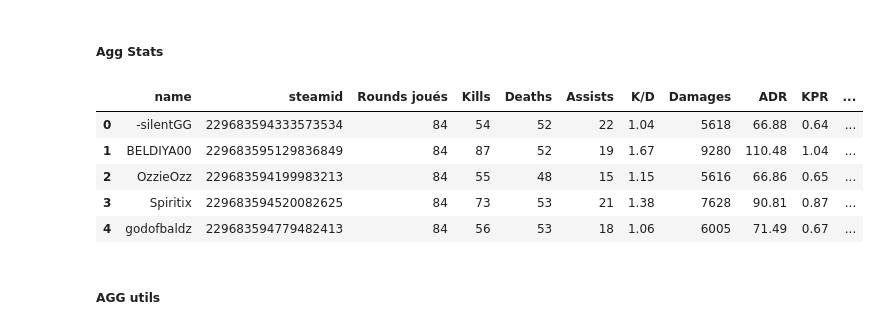
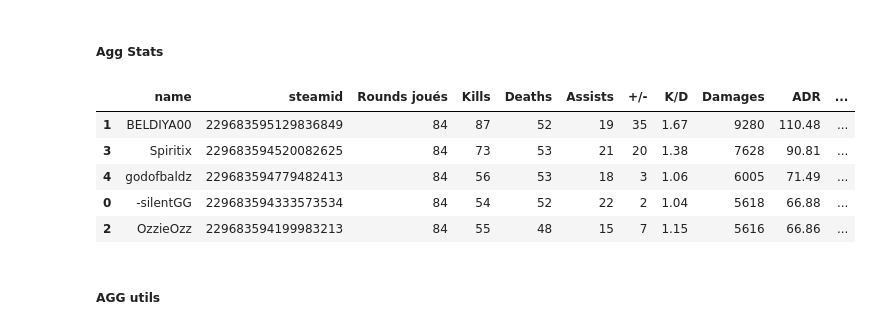
Before and after one commit to Armeldt/CS2-ESEA-season-stats-aggregator, a Jupyter notebook: Projet_cs2_multiple_match.ipynb, the cells around one changed output. Drawn from its saved outputs; the diff is of its cells as text; code cells hidden in the pictures.

```diff
--- a/Projet_cs2_multiple_match.ipynb
+++ b/Projet_cs2_multiple_match.ipynb
@@ -198,22 +198,23 @@ all_players_stats_grouped['ADR'] = round(all_players_stats_grouped['damage_total
 all_players_stats_grouped['HS %'] = round((all_players_stats_grouped['headshot_kills_total'] / all_players_stats_grouped['kills_total'])*100,2)
 all_players_stats_grouped['KPR'] = round((all_players_stats_grouped['kills_total'] / all_players_stats_grouped['total_rounds_played']), 2)
 all_players_stats_grouped['K/D'] = round((all_players_stats_grouped['kills_total'] / all_players_stats_grouped['deaths_total']),2)
+all_players_stats_grouped['+/-'] = round((all_players_stats_grouped['kills_total'] - all_players_stats_grouped['deaths_total']),2)
 all_players_stats_grouped = all_players_stats_grouped.rename(columns={"total_rounds_played":"Rounds joués","headshot_kills_total":"HS","kills_total":"Kills","assists_total":"Assists","deaths_total":"Deaths","3k_rounds_total":'3K', "4k_rounds_total":'4K', "ace_rounds_total":'5K',"damage_total":"Damages","utility_damage_total":"Utility Damages","enemies_flashed_total":"Flashed Ennemies"})
 all_players_stats_grouped = all_players_stats_grouped.drop(columns={"tick","alive_time_total"})
 nouvel_ordre_colonnes = [
-                'name', 'steamid', 'Rounds joués', 'Kills', 'Deaths', 'Assists',
+                'name', 'steamid', 'Rounds joués', 'Kills', 'Deaths', 'Assists', '+/-',
                 'K/D', 'Damages', 'ADR', 'KPR', 'HS', 'HS %', '5K', '4K', '3K', 'mvps'
             ]
 all_players_stats_grouped = all_players_stats_grouped[nouvel_ordre_colonnes]
-# %%
-all_players_stats_grouped
-# %% [output]
-|  | name | steamid | Rounds joués | Kills | Deaths | Assists | K/D | Damages | ADR | KPR | ... |
-| 0 | -silentGG | 229683594333573534 | 84 | 54 | 52 | 22 | 1.04 | 5618 | 66.88 | 0.64 | ... |
-| 1 | BELDIYA00 | 229683595129836849 | 84 | 87 | 52 | 19 | 1.67 | 9280 | 110.48 | 1.04 | ... |
-| 2 | OzzieOzz | 229683594199983213 | 84 | 55 | 48 | 15 | 1.15 | 5616 | 66.86 | 0.65 | ... |
-| 3 | Spiritix | 229683594520082625 | 84 | 73 | 53 | 21 | 1.38 | 7628 | 90.81 | 0.87 | ... |
-| 4 | godofbaldz | 229683594779482413 | 84 | 56 | 53 | 18 | 1.06 | 6005 | 71.49 | 0.67 | ... |
+# %%
+all_players_stats_grouped.sort_values(by='ADR',ascending=False)
+# %% [output]
+|  | name | steamid | Rounds joués | Kills | Deaths | Assists | +/- | K/D | Damages | ADR | ... |
+| 1 | BELDIYA00 | 229683595129836849 | 84 | 87 | 52 | 19 | 35 | 1.67 | 9280 | 110.48 | ... |
+| 3 | Spiritix | 229683594520082625 | 84 | 73 | 53 | 21 | 20 | 1.38 | 7628 | 90.81 | ... |
+| 4 | godofbaldz | 229683594779482413 | 84 | 56 | 53 | 18 | 3 | 1.06 | 6005 | 71.49 | ... |
+| 0 | -silentGG | 229683594333573534 | 84 | 54 | 52 | 22 | 2 | 1.04 | 5618 | 66.88 | ... |
+| 2 | OzzieOzz | 229683594199983213 | 84 | 55 | 48 | 15 | 7 | 1.15 | 5616 | 66.86 | ... |
 # %% [markdown]
 ##### AGG utils
 # %%
```
Also changed, not shown: parts of 1 cell of this notebook, 2 other files.
